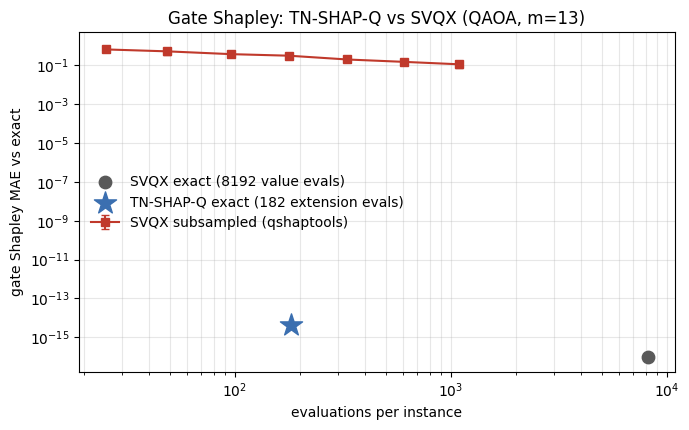
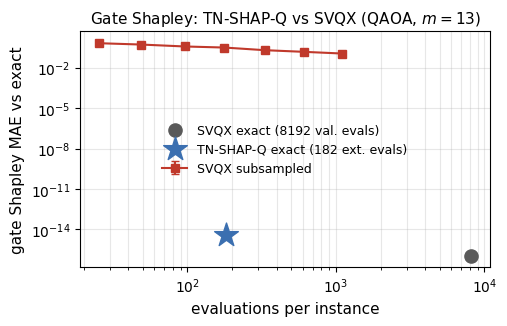
Unified diff of the notebook cell whose output changed from the first chart to the second:
--- before
+++ after
@@ -1,15 +1,17 @@
-fig, ax = plt.subplots(figsize=(7.0, 4.4))
+plt.rcParams.update({'font.size': 11, 'axes.titlesize': 11, 'axes.labelsize': 11,
+                     'xtick.labelsize': 10, 'ytick.labelsize': 10, 'legend.fontsize': 9})
+fig, ax = plt.subplots(figsize=(5.2, 3.4))
 ax.errorbar([s[0] for s in sub], [s[1] for s in sub], yerr=[s[2] for s in sub],
-            marker="s", capsize=3, color="#c0392b", label="SVQX subsampled (qshaptools)")
-ax.scatter([their_exact_q], [1e-16], marker="o", s=80, color="0.35", zorder=5,
-           label=f"SVQX exact ({their_exact_q} value evals)")
-ax.scatter([owen_evals], [max(np.max(np.abs(phi_owen-phi_exact)), 1e-16)], marker="*", s=280,
-           color="#3b6fb0", zorder=6, label=f"TN-SHAP-Q exact ({owen_evals} extension evals)")
-ax.set_xscale("log"); ax.set_yscale("log")
-ax.set_xlabel("evaluations per instance")
-ax.set_ylabel("gate Shapley MAE vs exact")
-ax.set_title(f"Gate Shapley: TN-SHAP-Q vs SVQX (QAOA, m={m})")
-ax.grid(alpha=0.3, which="both"); ax.legend(frameon=False, loc="center left"); fig.tight_layout()
-fig.savefig("tnshapq_vs_qshaptools_gates.pdf", bbox_inches="tight")
-fig.savefig("tnshapq_vs_qshaptools_gates.png", dpi=150, bbox_inches="tight"); plt.show()
-print("gate Shapley (TN-SHAP-Q):", np.round(phi_owen, 4))
+            marker='s', capsize=3, color='#c0392b', label='SVQX subsampled')
+ax.scatter([their_exact_q], [1e-16], marker='o', s=90, color='0.35', zorder=5,
+           label=f'SVQX exact ({their_exact_q} val. evals)')
+ax.scatter([owen_evals], [max(np.max(np.abs(phi_owen-phi_exact)), 1e-16)], marker='*', s=320,
+           color='#3b6fb0', zorder=6, label=f'TN-SHAP-Q exact ({owen_evals} ext. evals)')
+ax.set_xscale('log'); ax.set_yscale('log')
+ax.set_xlabel('evaluations per instance'); ax.set_ylabel('gate Shapley MAE vs exact')
+ax.set_title(f'Gate Shapley: TN-SHAP-Q vs SVQX (QAOA, $m{{=}}{m}$)')
+ax.grid(alpha=0.3, which='both'); ax.legend(frameon=False, loc='center', fontsize=9)
+fig.tight_layout()
+fig.savefig('tnshapq_vs_qshaptools_gates.pdf', bbox_inches='tight')
+fig.savefig('tnshapq_vs_qshaptools_gates.png', dpi=150, bbox_inches='tight'); plt.show()
+print('gate Shapley (TN-SHAP-Q):', np.round(phi_owen, 4))

Commit: Compare Q-LIME on feature ranking only (not Shapley MAE); compact figures